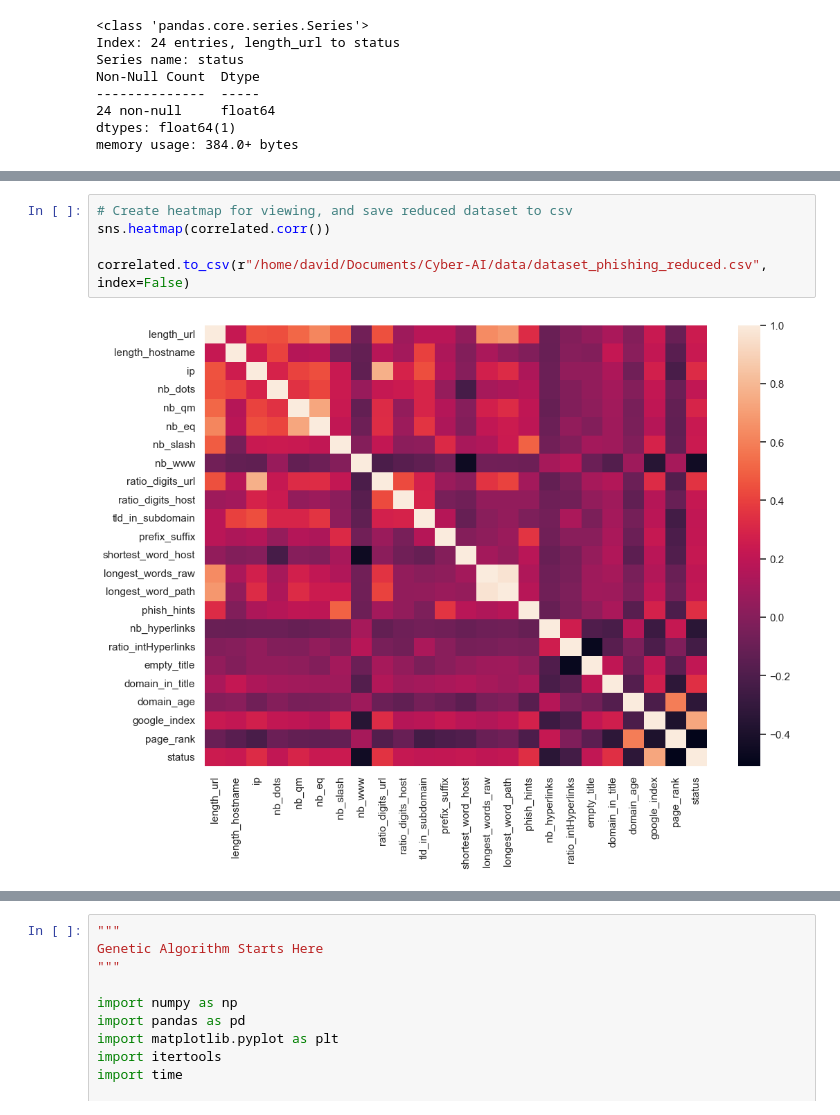
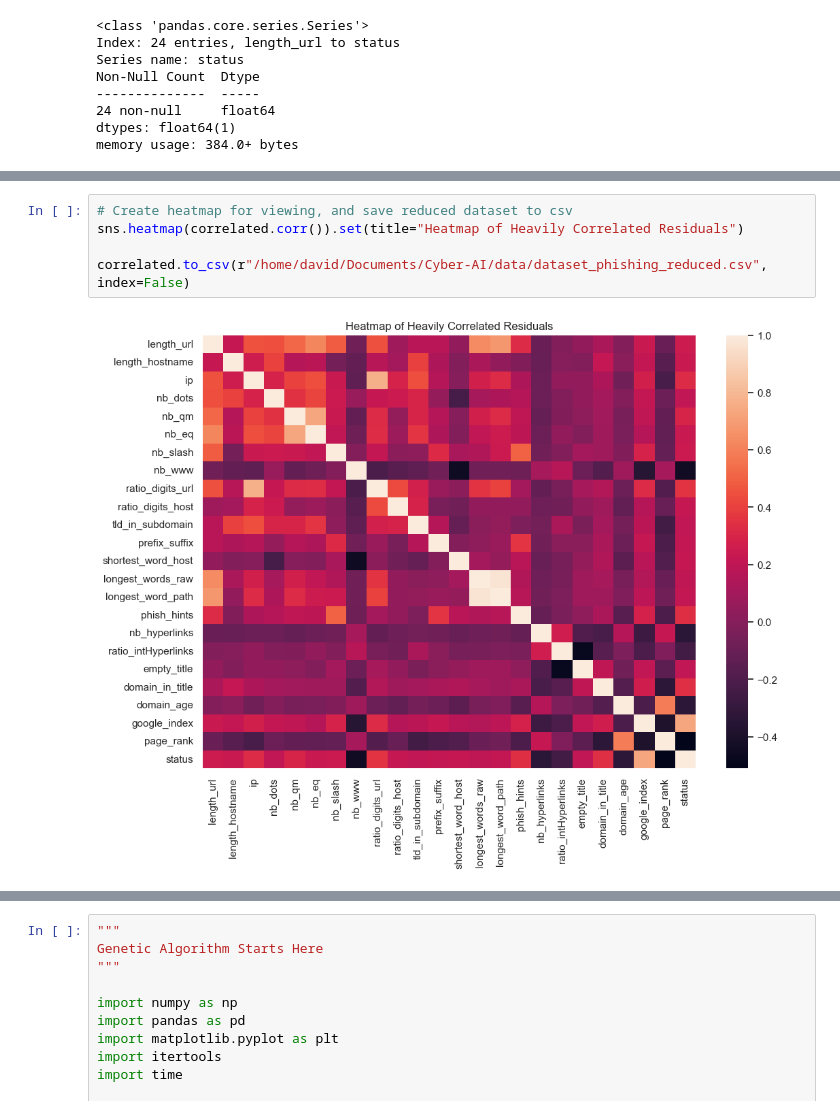
Before and after one commit to Gaulgeous/Cyber-AI, a Jupyter notebook: cyber_ai/miniproject.ipynb, the cells around one changed output, grey strips where cells are left out. Cells and saved outputs as stored; diff of their text form.

```diff
--- a/cyber_ai/miniproject.ipynb
+++ b/cyber_ai/miniproject.ipynb
@@ -137,8 +137,8 @@ dtypes: float64(3), int64(21)
 memory usage: 2.1 MB
 # %%
 # Create heatmap for viewing, and save reduced dataset to csv
-sns.heatmap(correlated.corr())
+sns.heatmap(correlated.corr()).set(title="Heatmap of Heavily Correlated Residuals")
 
 correlated.to_csv(r"/home/david/Documents/Cyber-AI/data/dataset_phishing_reduced.csv", index=False)
 # %% [output]
-[figure, old version]
+[figure, new version]
```
Also changed, not shown: parts of 3 cells of this notebook.
